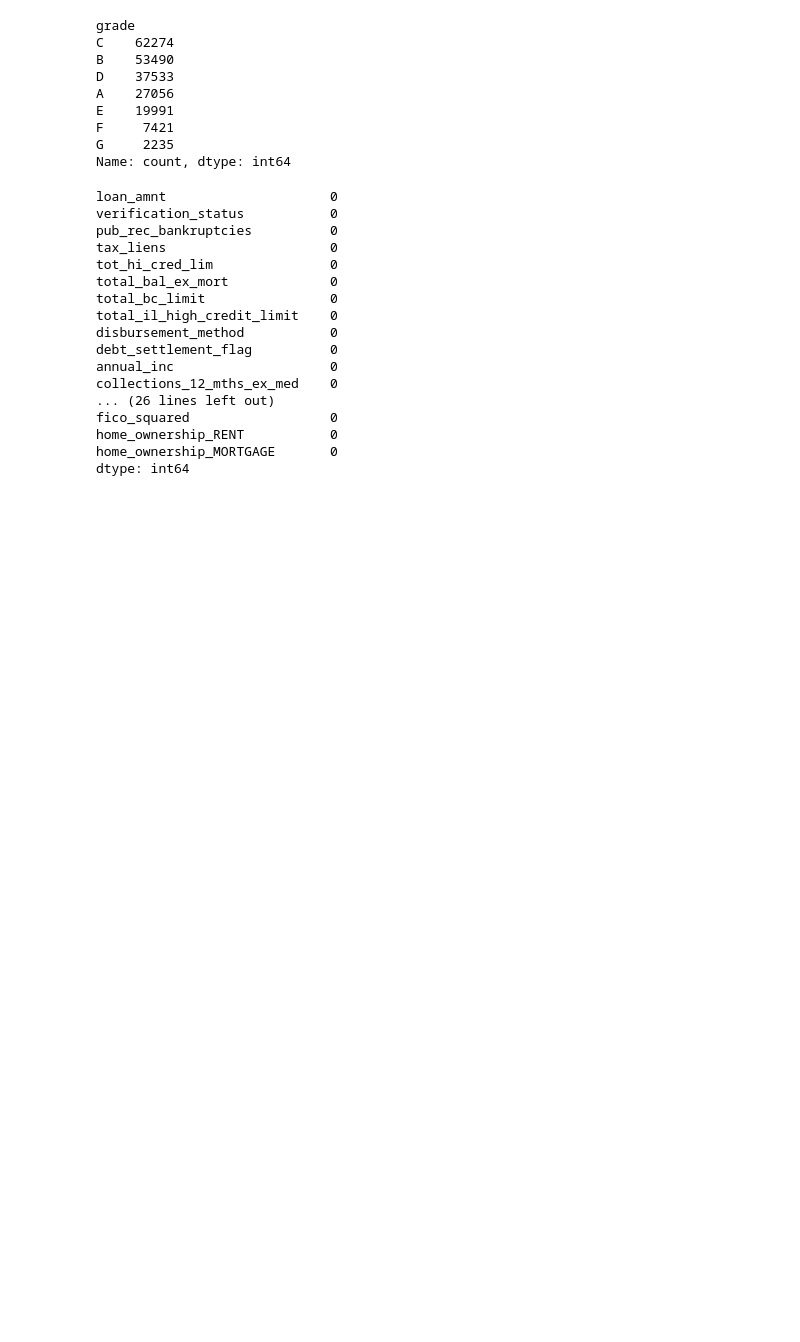
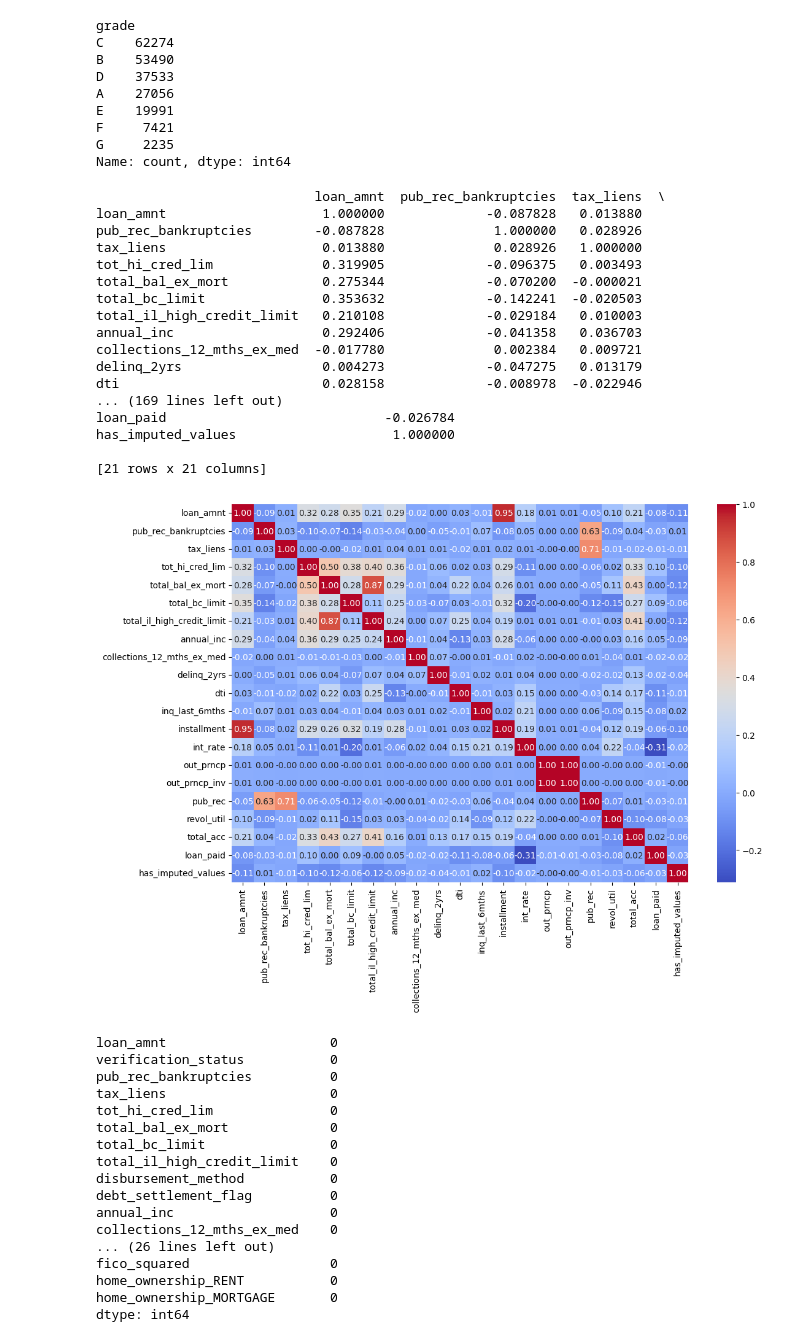
Before and after one commit to SonnyASmith/Credit-Risk-Modeling-Project, a Jupyter notebook: feature.ipynb, the cells around one changed output. Saved outputs shown, nothing was run; the diff lists cells and outputs as text; code cells hidden in the pictures; blank space fills up the shorter version.

Commit message:
Add Correl Matrix

```diff
--- a/feature.ipynb
+++ b/feature.ipynb
@@ -63,6 +63,37 @@ E    19991
 F     7421
 G     2235
 Name: count, dtype: int64
+# %%
+import seaborn as sns
+import matplotlib.pyplot as plt
+#Multicolinearity Analysis
+#Create a correlation matrix of numeric variables
+cor_matrix = data.corr(numeric_only=True)
+#print(cor_matrix)
+
+#Display a heatmap of the correlations
+plt.figure(figsize=(12,8))
+sns.heatmap(cor_matrix, annot=True, cmap="coolwarm", fmt=".2f")
+plt.show()
+# %% [output]
+                            loan_amnt  pub_rec_bankruptcies  tax_liens  \
+loan_amnt                    1.000000             -0.087828   0.013880
+pub_rec_bankruptcies        -0.087828              1.000000   0.028926
+tax_liens                    0.013880              0.028926   1.000000
+tot_hi_cred_lim              0.319905             -0.096375   0.003493
+total_bal_ex_mort            0.275344             -0.070200  -0.000021
+total_bc_limit               0.353632             -0.142241  -0.020503
+total_il_high_credit_limit   0.210108             -0.029184   0.010003
+annual_inc                   0.292406             -0.041358   0.036703
+collections_12_mths_ex_med  -0.017780              0.002384   0.009721
+delinq_2yrs                  0.004273             -0.047275   0.013179
+dti                          0.028158             -0.008978  -0.022946
+... (169 lines left out)
+loan_paid                            -0.026784
+has_imputed_values                    1.000000
+
+[21 rows x 21 columns]
+[figure, added]
 # %%
 import pandas as pd
 import numpy as np
```
Also changed, not shown: parts of 1 cell of this notebook.
